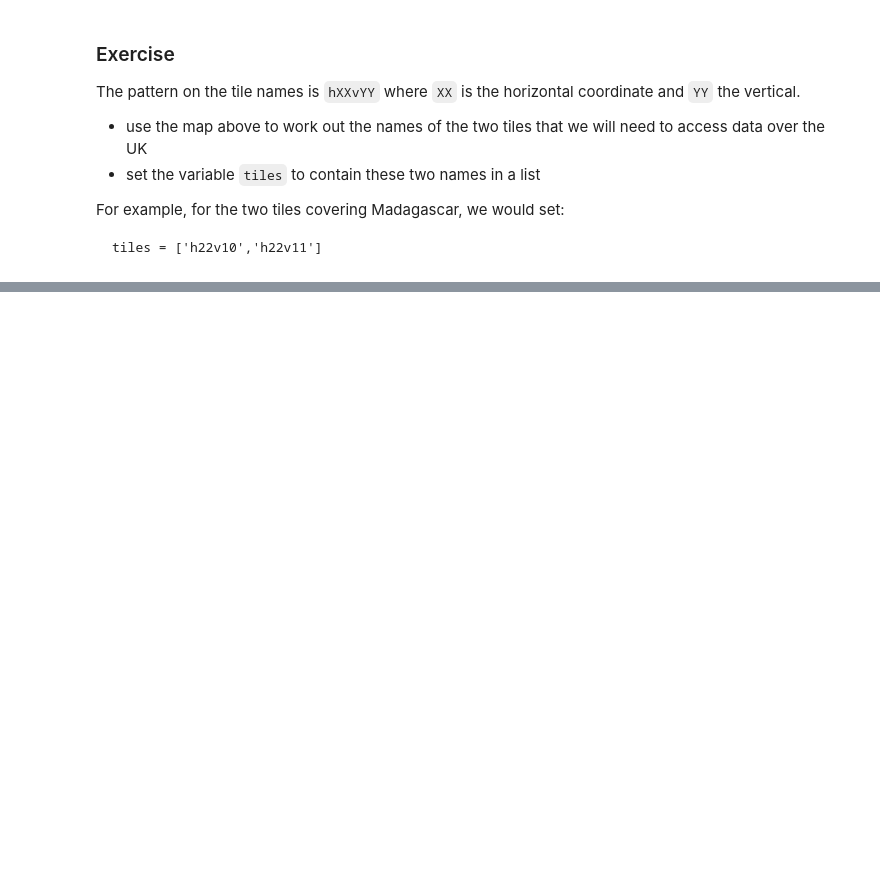
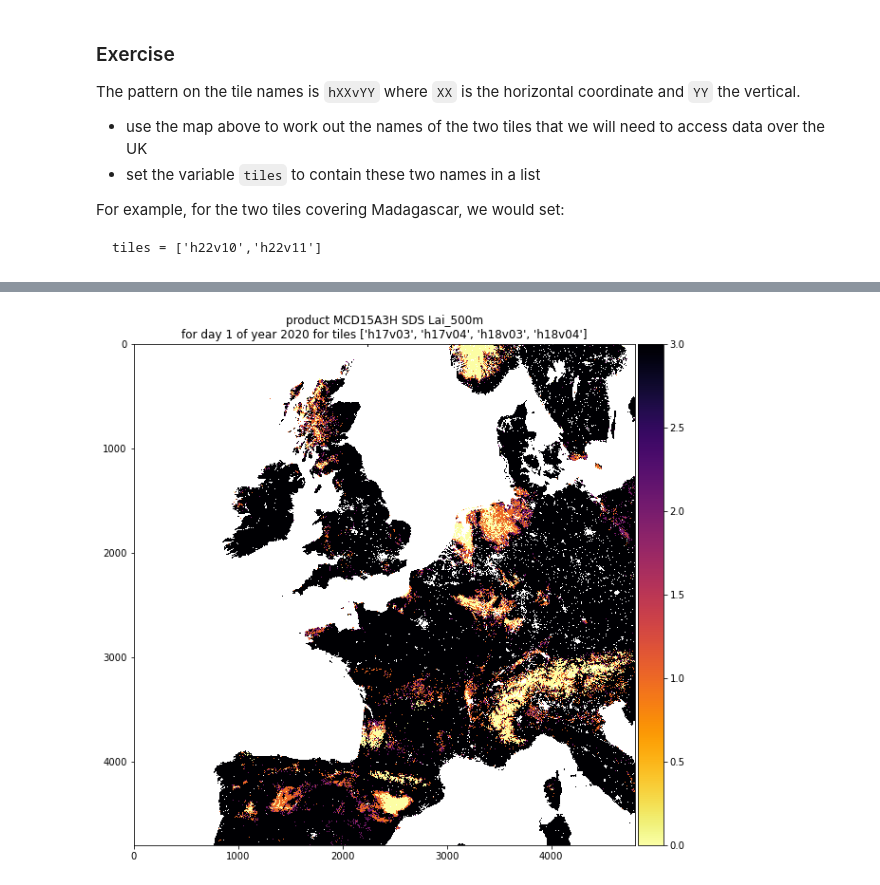
Before and after one commit to UCL-EO/uclgeog_msc_core, a Jupyter notebook: NASA MODIS Earthdata.ipynb, the cells around one changed output, grey strips where cells are left out. Drawn from its saved outputs; the diff is of its cells as text; code cells hidden in the pictures; blank space fills up the shorter version.

```diff
--- a/NASA MODIS Earthdata.ipynb
+++ b/NASA MODIS Earthdata.ipynb
@@ -344,0 +273,29 @@ tiles
+# %%
+from uclgeog_msc.process_timeseries import mosaic, visualise
+# libraries we need
+
+#######################
+# specify what we want
+# in a dictionary
+#######################
+# UK tiles
+# specify day of year (DOY) and year
+
+params = {
+    'tiles'  :    ['h17v03', 'h17v04', 'h18v03', 'h18v04'],
+    'doy'    :    1,
+    'year'   :    2020,
+    'product':    'MCD15A3H',
+    'layer'  :    'Lai_500m',
+    'grid'   :    'MOD_Grid_MCD15A3H',
+}
+
+# check to see if it worked
+# and trap errors
+try:
+    lai = mosaic(params)
+    assert lai is not None
+except AssertionError:
+    print("\nThis hasn't worked")
+else:
+    print("\nThis worked")
@@ -344,0 +399,8 @@ tiles
+# %%
+# call visualise
+title = 'product {product} SDS {layer}\n'.format(**params) + \
+        'for day {doy} of year {year} for tiles {tiles}'.format(**params)
+# set the max value to 3.0 to be able to see whats going on
+plot=visualise(lai,title=title,vmax=3.0)
+# %% [output]
+[figure, added]
```
Also changed, not shown: parts of 55 cells of this notebook, 5 other files.
